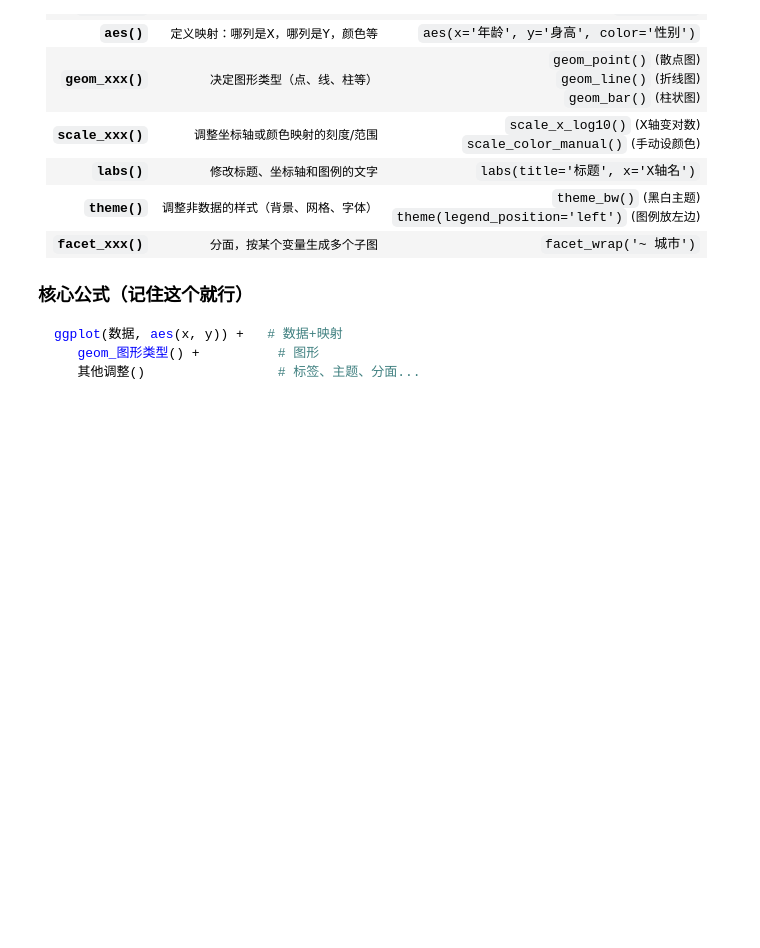
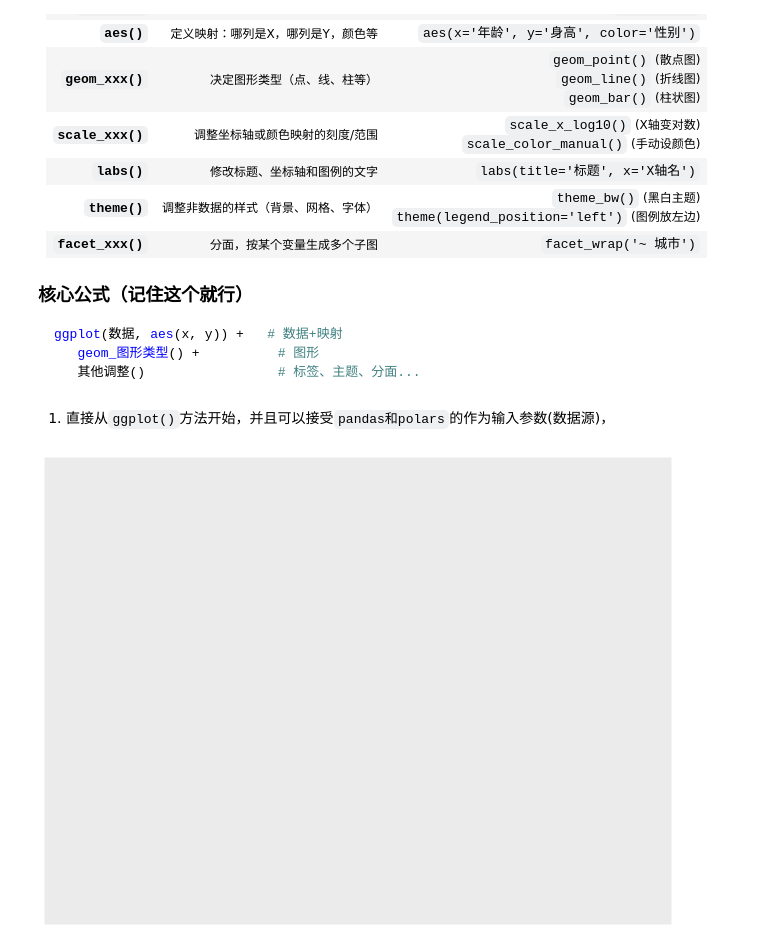
Before and after one commit to dw-xdy/python-data-process, a Jupyter notebook: src/notebooks/plot/plotnine库学习.ipynb, the cells around one changed output. Cells and saved outputs as stored; diff of their text form; code cells hidden in the pictures; blank space fills up the shorter version.

```diff
--- a/src/notebooks/plot/plotnine库学习.ipynb
+++ b/src/notebooks/plot/plotnine库学习.ipynb
@@ -22,0 +20,9 @@ from plotnine.data import *
+# %% [markdown]
+1. 直接从`ggplot()`方法开始，并且可以接受`pandas和polars`的作为输入参数(数据源)，
+# %%
+from plotnine import *
+from plotnine.data import mpg
+
+ggplot(data=mpg)
+# %% [output]
+[figure, added]
```
Also changed, not shown: parts of 17 cells of this notebook.
